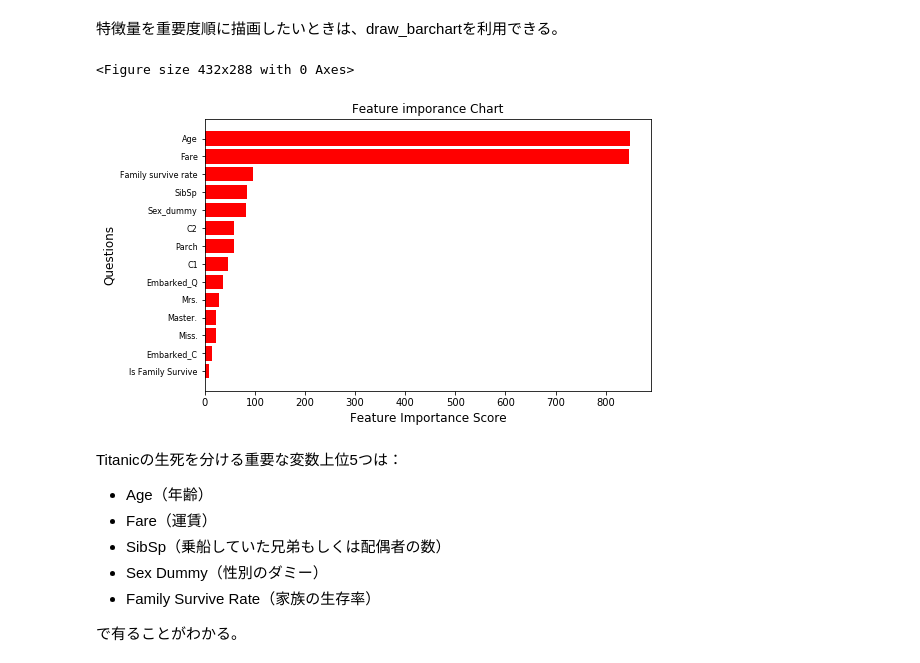
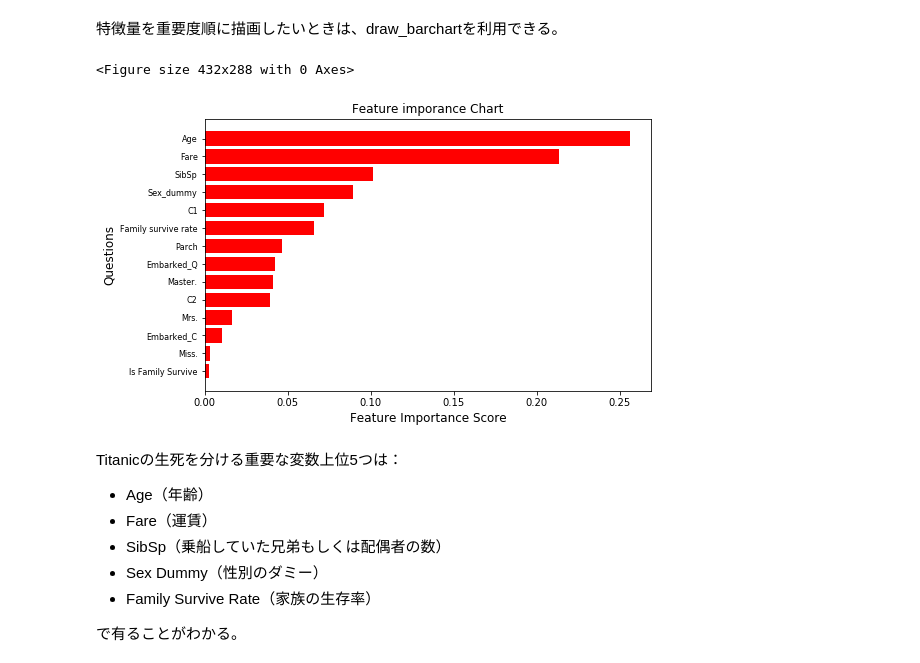
Before and after one commit to weiwei1988/Resampled-validation-and-feature-selection-, a Jupyter notebook: Example_titanic_data.ipynb, the cells around one changed output. Drawn from its saved outputs; the diff is of its cells as text; code cells hidden in the pictures.

```diff
--- a/Example_titanic_data.ipynb
+++ b/Example_titanic_data.ipynb
@@ -112,5 +117,12 @@ rfe = rsl.Resampled_Cross_Validate(cv=10, verbose=True, estimator=gbm.LGBMClassi
+# %%
+rfe = rsl.Resampled_Cross_Validate(cv=10,
+                                   estimator=xgb.XGBClassifier(n_jobs=-1),
+                                   sampler=rsl.SMOTE(kind='regular'),
+                                   scaler=rsl.StandardScaler(),
+                                   verbose=True
+                                  )
 # %%
-rfe.fit(X_train, Y_train)
+rfe.fit(X_train, y_train)
 # %% [output]
 Start Processing Resampled Validation: 10 splits
 Done: 1, Totaling: 10
@@ -148,8 +178,12 @@ smt = rsl.RandomUnderSampler(ratio='not minority')
 # %%
-rfecv = rsl.Resampled_RFECV(cv=10, n_steps=1,
-                            estimator=gbm.LGBMClassifier(),
-                            sampler=smt)
+rfecv = rsl.Resampled_RFECV(cv=10,
+                            n_steps=1,
+                            estimator=xgb.XGBClassifier(n_jobs=-1),
+                            sampler=rsl.SMOTE(kind='regular'),
+                            scaler=rsl.StandardScaler(),
+                            verbose=False
+                           )
 # %% [markdown]
 指定した削減数だけ、計算する（今回は1つずつ特徴量を削減するので14ステップ計算する）<br>
 # %%
-rfecv.fit(X_train, Y_train)
+rfecv.fit(X_train, y_train)
@@ -196,10 +239,10 @@ rfecv.draw_figure(X_train, Y_train, ymin=0.0, ymax=1.0, fill_btw=True)
 # %% [markdown]
 特徴量を重要度順に描画したいときは、draw_barchartを利用できる。<br>
 # %%
-rfecv.draw_barchart(X_train, Y_train)
+rfecv.draw_barchart(X_train, y_train)
 # %% [output]
 <Figure size 432x288 with 0 Axes>
-[figure, old version]
+[figure, new version]
 # %% [markdown]
 Titanicの生死を分ける重要な変数上位5つは：
 <ul>
```
Also changed, not shown: parts of 37 cells of this notebook, 2 other files.
